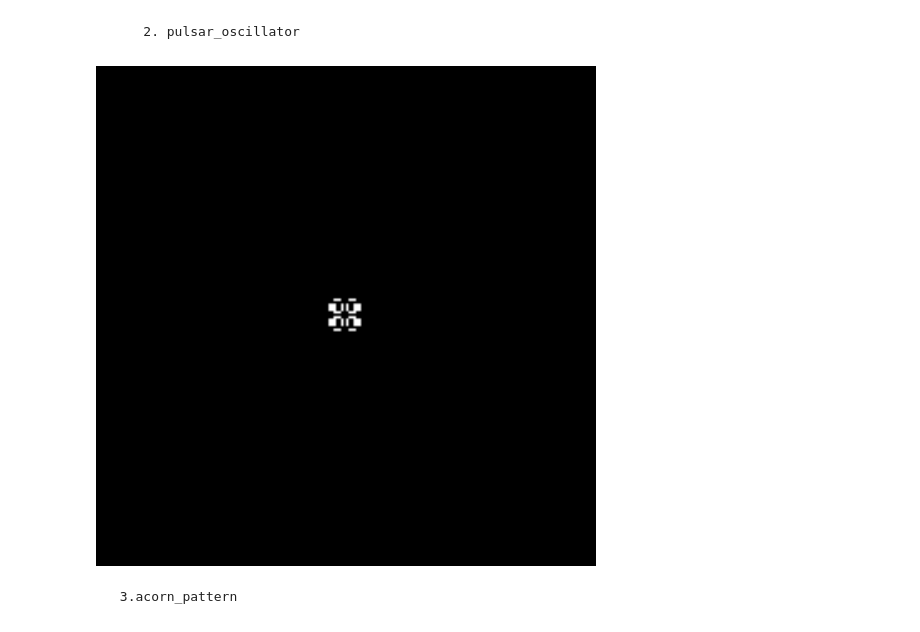
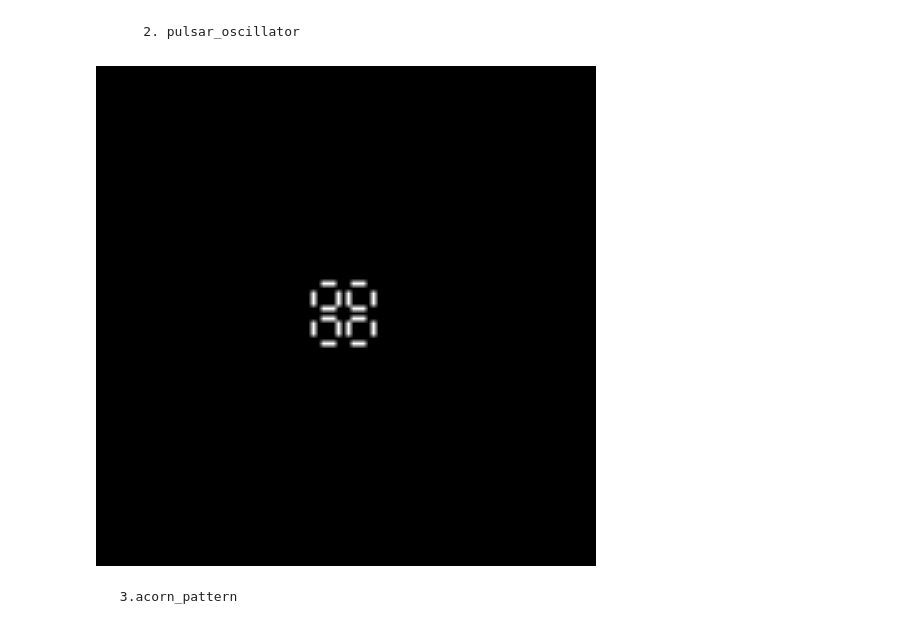
Before and after one commit to mhbagheri-99/Python_FinalProject, a Jupyter notebook: Project.ipynb, the cells around one changed output. Saved outputs shown, nothing was run; the diff lists cells and outputs as text; code cells hidden in the pictures.

```diff
--- a/Project.ipynb
+++ b/Project.ipynb
@@ -264,25 +250,28 @@ visualize_and_save_large_world(gosper_glider_gun_pattern, 150, 'pattern examples
 # %% [markdown]
         2. pulsar_oscillator
-# %%
-def pulsar_oscillator():
-    pulsar = np.zeros((15, 15), dtype=int)
-
-    pulsar[1][3:6] = pulsar[1][9:12] = pulsar[3][1:4] = pulsar[3][6] = pulsar[3][8] = pulsar[3][11:14] = 1
-    pulsar[4][1:4] = pulsar[4][6] = pulsar[4][8] = pulsar[4][11:14] = 1
-    pulsar[5][1:4] = pulsar[5][6] = pulsar[5][8] = pulsar[5][11:14] = 1
-    pulsar[6][3:6] = pulsar[6][9:12] = pulsar[8][3:6] = pulsar[8][9:12] = 1
-    pulsar[9][1:4] = pulsar[9][6] = pulsar[9][8] = pulsar[9][11:14] = 1
-    pulsar[10][1:4] = pulsar[10][6] = pulsar[10][8] = pulsar[10][11:14] = 1
-    pulsar[11][1:4] = pulsar[11][6] = pulsar[11][8] = pulsar[11][11:14] = 1
-    pulsar[13][3:6] = pulsar[13][9:12] = 1
-
-    return pulsar
-
-# Example usage
-pulsar_pattern = pulsar_oscillator()
-visualize_and_save_large_world(pulsar_pattern, 300, 'pattern examples/pulsar_oscillator')
-# %% [output]
-[figure, removed]
+# %%
+def pulsar_oscillator():
+    pulsar = np.zeros((15, 15), dtype=int)
+
+    pulsar[1,3:6] = pulsar[1,9:12] = 1
+    pulsar[6,3:6] = pulsar[6,9:12] = 1
+    pulsar[8,3:6] = pulsar[8,9:12] = 1
+    pulsar[13,3:6] = pulsar[13,9:12] = 1
+
+    pulsar[3:6,1] = pulsar[9:12,1] = 1
+    pulsar[3:6,6] = pulsar[9:12,6] = 1
+    pulsar[3:6,8] = pulsar[9:12,8] = 1
+    pulsar[3:6,13] = pulsar[9:12,13] = 1
+
+    return pulsar
+
+# Example usage
+pulsar_pattern = pulsar_oscillator()
+visualize_and_save(
+    expand_space(pulsar_pattern, 100, (100 - pulsar_pattern.shape[0]) // 2, (100 - pulsar_pattern.shape[1]) // 2),
+    50, 'pattern_examples/pulsar_oscillator')
+# %% [output]
+[figure, added]
 # %% [markdown]
      3.acorn_pattern
 # %%
```
Also changed, not shown: parts of 22 cells of this notebook.
